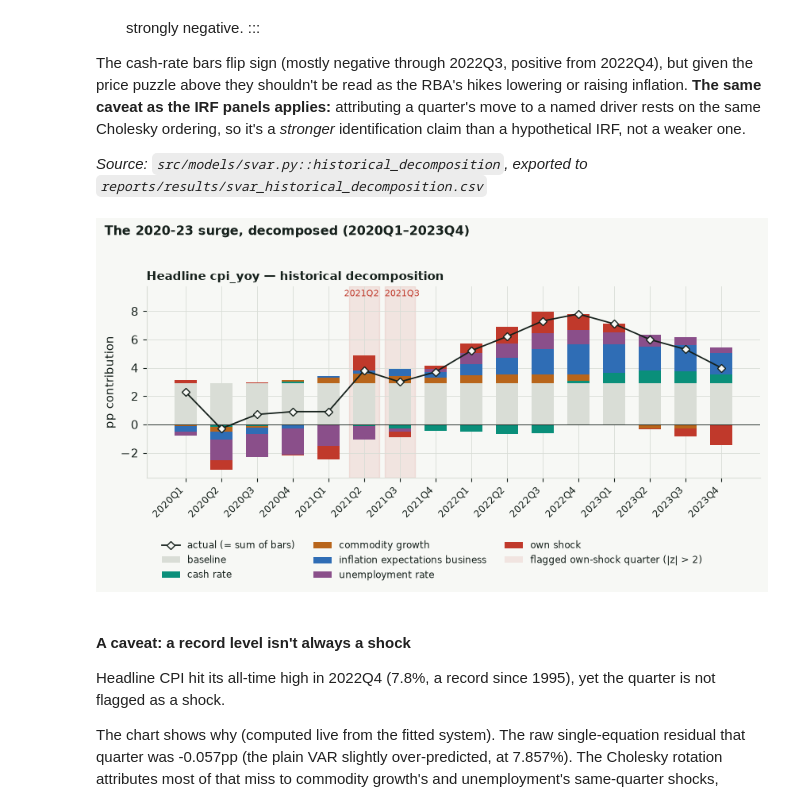
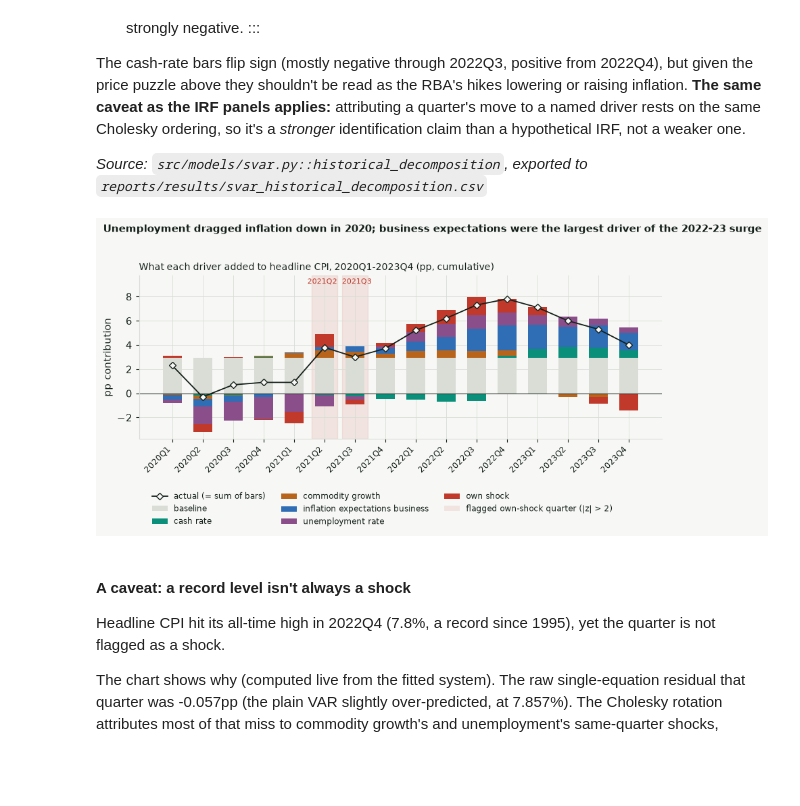
Before and after one commit to JuanVu1810/Australian-CPI-Forecast, a Jupyter notebook: book/australian_cpi_forecasting/04_modeling/44_svar.ipynb, the cells around one changed output. Saved outputs shown, nothing was run; the diff lists cells and outputs as text; code cells hidden in the pictures; blank space fills up the shorter version.

```diff
--- a/book/australian_cpi_forecasting/04_modeling/44_svar.ipynb
+++ b/book/australian_cpi_forecasting/04_modeling/44_svar.ipynb
@@ -375,7 +375,7 @@ for _, r in flagged.iterrows():
     label_point(ax, r["date"], r["shock_z"], r["quarter"], OFFSETS.get(r["quarter"], (0, 22)))
 ax.set_ylim(-4.6, 4.6)
 ax.set_ylabel("shock z-score")
-ax.set_title("Headline: own structural shock, z-scored against its own history", loc="left",
+ax.set_title("Only the GST and the 2021 rebound stand out as unusual shocks to headline CPI", loc="left",
              fontsize=10.5, fontweight="bold")
 ax.grid(axis="x", visible=False)
 ax.text(pd.Timestamp("2026-06-01"), 1.85, "inside ±2: not flagged", fontsize=8, va="top", ha="right")
@@ -448,7 +448,7 @@ ax.scatter(own.loc[flagged, "date"], actual[flagged.to_numpy()], s=55, color=SHO
 for k in np.flatnonzero(flagged.to_numpy()):
     q = str(own["quarter"].iloc[k])
     label_point(ax, own["date"].iloc[k], actual[k], q, OFFSETS.get(q, (0, 24)))
-ax.set_title("Headline cpi_yoy: actual vs. SVAR-implied path", loc="left", fontsize=10.8, fontweight="bold")
+ax.set_title("The SVAR tracks headline closely; the gap opens at the GST, the COVID dip and 2021", loc="left", fontsize=10.5, fontweight="bold")
 ax.set_ylabel("YoY (%)")
 lo, hi = ax.get_ylim()
 ax.set_ylim(lo, hi + (hi - lo) * 0.10)   # headroom so the surge label clears the 2022 peak
@@ -523,36 +523,36 @@ for comp in order:
     pos = np.where(vals > 0, vals, 0.0)
     neg = np.where(vals < 0, vals, 0.0)
     ax.bar(x, pos, bottom=bottom_pos, color=color, width=0.62, label=comp_label, zorder=2)
     ax.bar(x, neg, bottom=bottom_neg, color=color, width=0.62, zorder=2)
     bottom_pos += pos
     bottom_neg += neg
 
 actual = piv.sum(axis=1)
 ax.plot(x, actual, color=INK, marker="D", markersize=5, markerfacecolor=PAPER,
         markeredgecolor=INK, linewidth=1.3, label="actual (= sum of bars)", zorder=3)
 ax.axhline(0, color=INK, linewidth=0.7)
 ax.set_xticks(x)
 ax.set_xticklabels(piv.index, fontsize=8.5, rotation=45, ha="right")
 ax.set_ylabel("pp contribution")
 lo, hi = ax.get_ylim()
 ax.set_ylim(lo, hi + (hi - lo) * 0.10)   # headroom for the flagged-quarter labels
 top = ax.get_ylim()[1]
 for xi in flagged_x:
     # adjacent flagged quarters: the first label hangs left of its column, the second hangs right of its own
     left, right = (xi + 1) in flagged_x, (xi - 1) in flagged_x
     ha, tx = ("right", xi + 0.42) if left else (("left", xi - 0.42) if right else ("center", xi))
     ax.text(tx, top - (top - lo) * 0.015, piv.index[xi], ha=ha, va="top", fontsize=8, color=OWN_SHOCK_COLOR, zorder=6)
-ax.set_title("Headline cpi_yoy — historical decomposition", loc="left", fontsize=10.5, fontweight="bold")
+ax.set_title("What each driver added to headline CPI, 2020Q1-2023Q4 (pp, cumulative)", loc="left", fontsize=9.8)
 
 handles, labels_ = ax.get_legend_handles_labels()
 handles.append(Patch(facecolor=OWN_SHOCK_COLOR, alpha=0.10))
 labels_.append("flagged own-shock quarter (|z| > 2)")
 fig.legend(handles, labels_, loc="lower center", ncol=3, fontsize=8.3, frameon=False, bbox_to_anchor=(0.5, -0.06))
-fig.suptitle("The 2020-23 surge, decomposed (2020Q1–2023Q4)", fontsize=11.5, fontweight="bold", x=0.02, ha="left")
+fig.suptitle("Unemployment dragged inflation down in 2020; business expectations were the largest driver of the 2022-23 surge", fontsize=10.8, fontweight="bold", x=0.02, ha="left")
 fig.tight_layout(rect=(0, 0.1, 1, 0.96))
 plt.show()
 # %% [output]
-[figure, old version]
+[figure, new version]
 # %% [markdown]
 #### A caveat: a record level isn't always a shock
 
```
Also changed, not shown: parts of 2 cells of this notebook, 9 other files.
